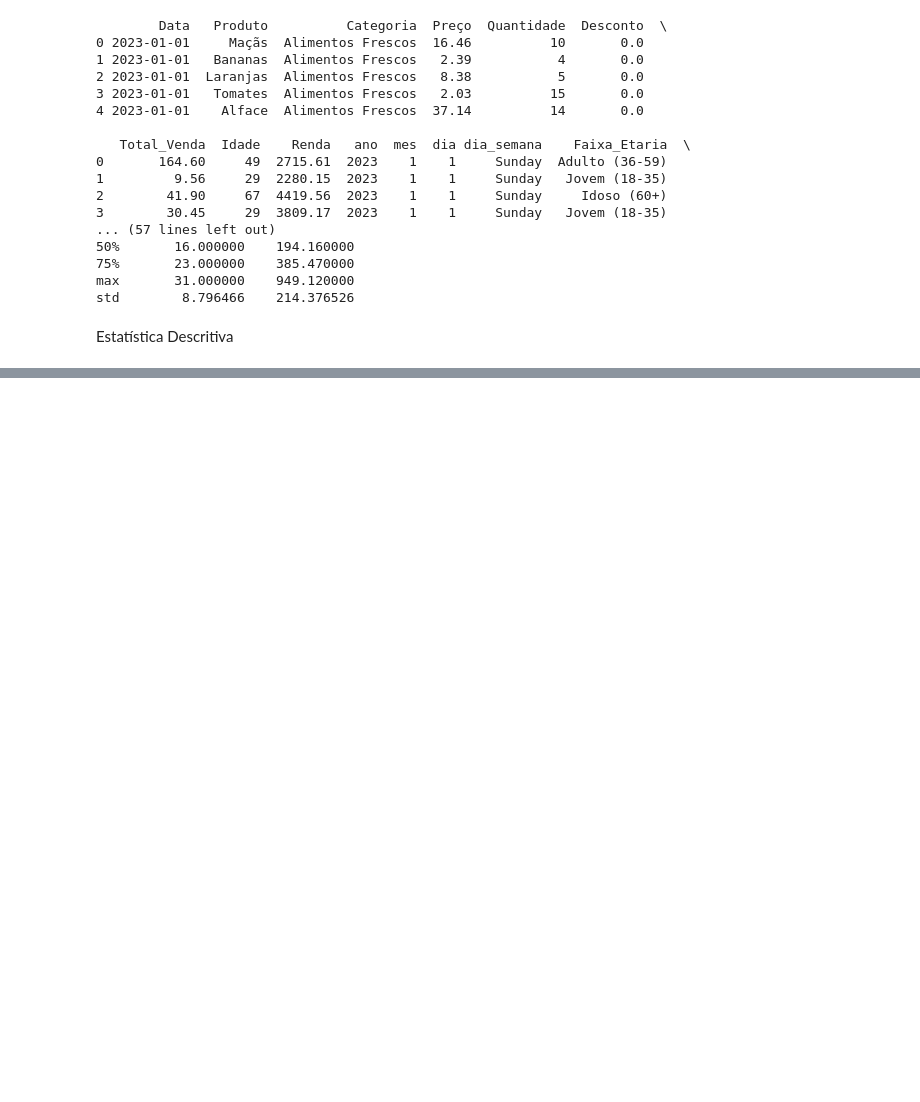
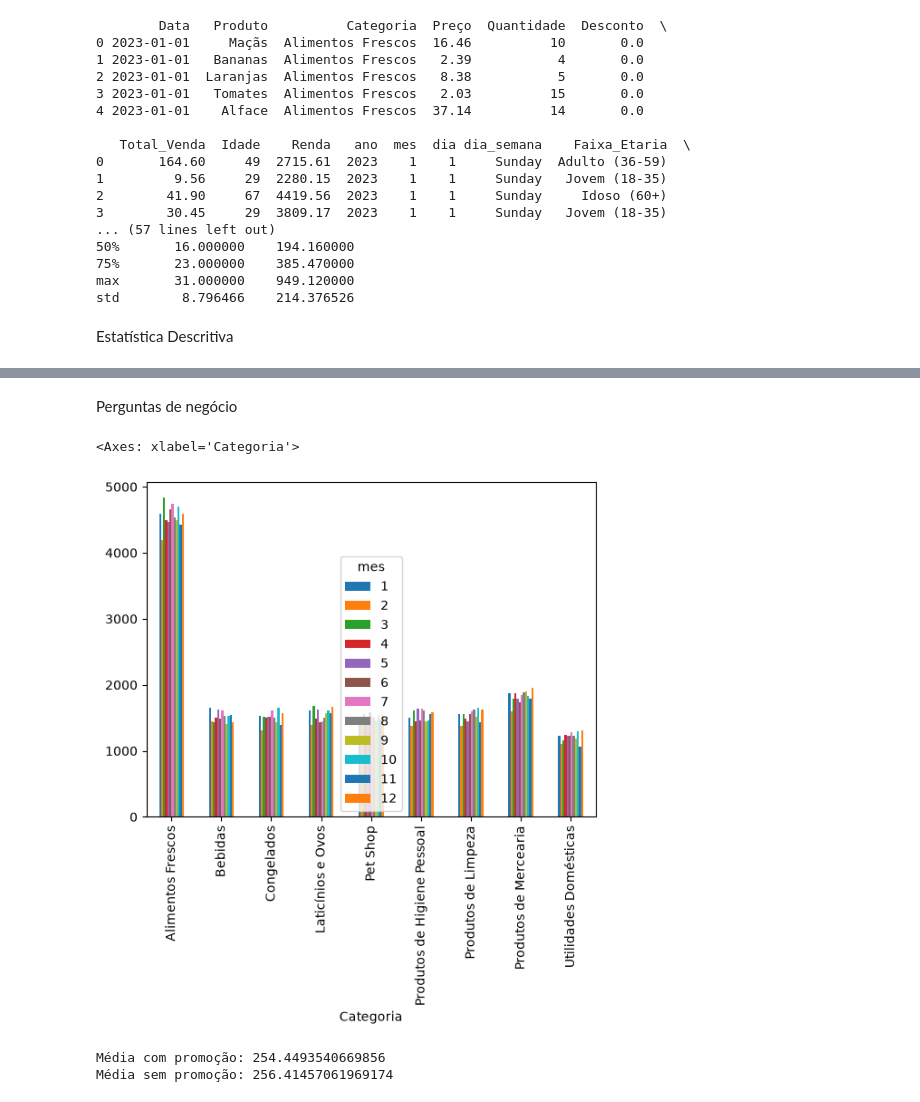
Before and after one commit to Marcela-de-Castro/ProjetoAnaliseExploratoria, a Jupyter notebook: Analise_Exploratoria.ipynb, the cells around one changed output, grey strips where cells are left out. Cells and saved outputs as stored; diff of their text form; code cells hidden in the pictures; blank space fills up the shorter version.

Commit message:
Resposta de negocios
Respostas de negócios, teste de hipóteses

```diff
--- a/Analise_Exploratoria.ipynb
+++ b/Analise_Exploratoria.ipynb
@@ -223,0 +329,17 @@ Error:
+# %% [markdown]
+Perguntas de negócio
+# %%
+# 1. Categorias mais vendidas e meses de pico
+df.groupby(["Categoria","mes"])["Quantidade"].sum().unstack().plot(kind="bar")
+# %% [output]
+<Axes: xlabel='Categoria'>
+[figure, added]
+# %%
+# 2. Impacto das promoções
+promo = df[df["Desconto"]>0]
+sem_promo = df[df["Desconto"]==0]
+print("Média com promoção:", promo["valor_total"].mean())
+print("Média sem promoção:", sem_promo["valor_total"].mean())
+# %% [output]
+Média com promoção: 254.4493540669856
+Média sem promoção: 256.41457061969174
```
Also changed, not shown: parts of 25 cells of this notebook.
